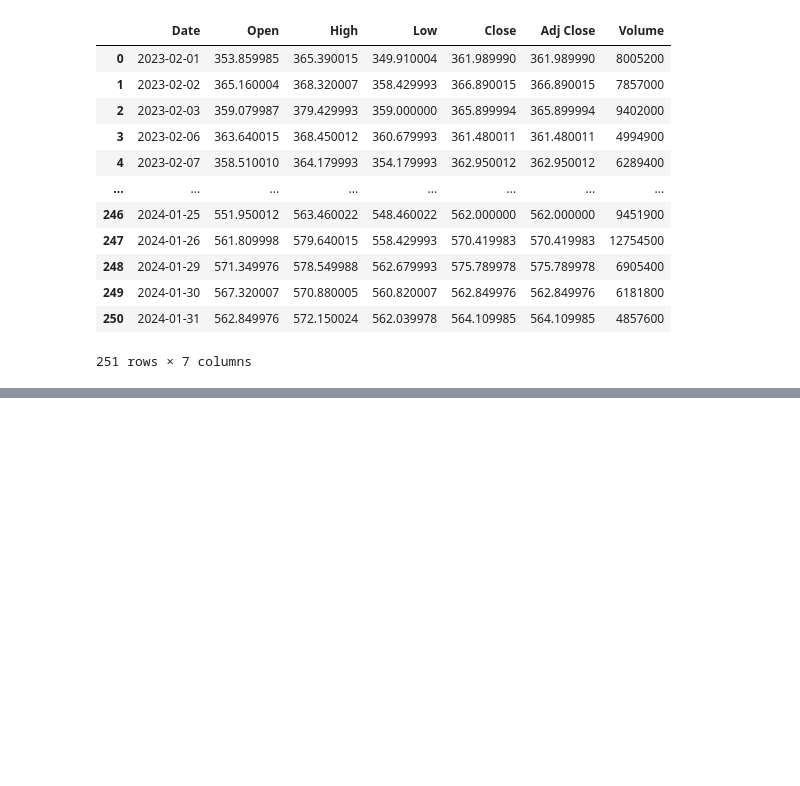
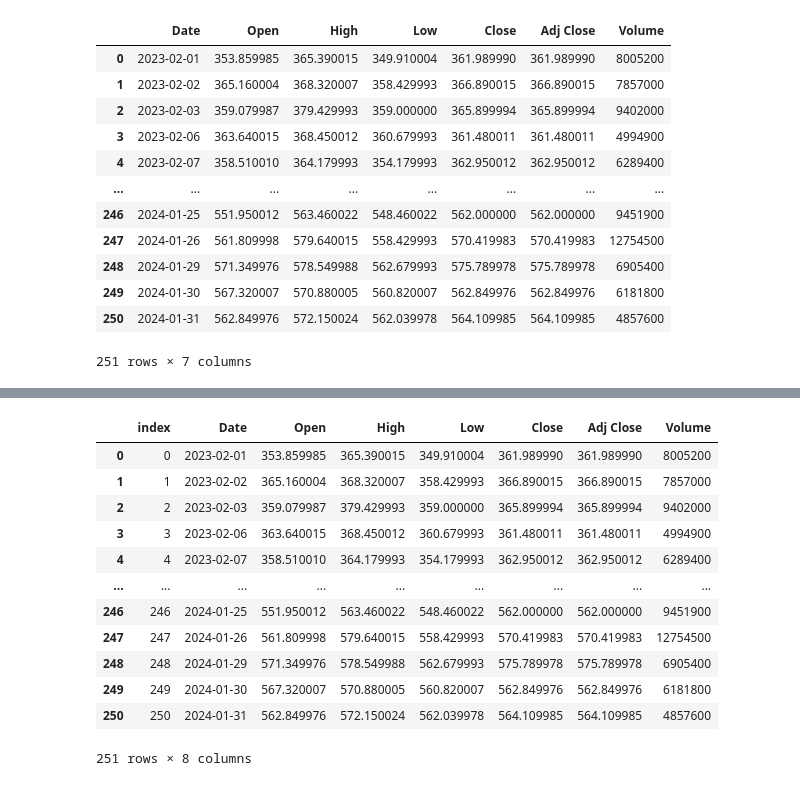
Before and after one commit to Tarasgr7/machine-learning, a Jupyter notebook: pandas/pandas_Dataframe_1.ipynb, the cells around one changed output, grey strips where cells are left out. Saved outputs shown, nothing was run; the diff lists cells and outputs as text; code cells hidden in the pictures; blank space fills up the shorter version.

Commit message:
changes made to the file pandas_Dataframe_1

```diff
--- a/pandas/pandas_Dataframe_1.ipynb
+++ b/pandas/pandas_Dataframe_1.ipynb
@@ -78,0 +151,2 @@ df
+# %%
+df.set_index('Volume')
@@ -78,0 +168,16 @@ df
+# %%
+df.reset_index()
+# %% [output]
+|  | index | Date | Open | High | Low | Close | Adj Close | Volume |
+| 0 | 0 | 2023-02-01 | 353.859985 | 365.390015 | 349.910004 | 361.989990 | 361.989990 | 8005200 |
+| 1 | 1 | 2023-02-02 | 365.160004 | 368.320007 | 358.429993 | 366.890015 | 366.890015 | 7857000 |
+| 2 | 2 | 2023-02-03 | 359.079987 | 379.429993 | 359.000000 | 365.899994 | 365.899994 | 9402000 |
+| 3 | 3 | 2023-02-06 | 363.640015 | 368.450012 | 360.679993 | 361.480011 | 361.480011 | 4994900 |
+| 4 | 4 | 2023-02-07 | 358.510010 | 364.179993 | 354.179993 | 362.950012 | 362.950012 | 6289400 |
+| ... | ... | ... | ... | ... | ... | ... | ... | ... |
+| 246 | 246 | 2024-01-25 | 551.950012 | 563.460022 | 548.460022 | 562.000000 | 562.000000 | 9451900 |
+| 247 | 247 | 2024-01-26 | 561.809998 | 579.640015 | 558.429993 | 570.419983 | 570.419983 | 12754500 |
+| 248 | 248 | 2024-01-29 | 571.349976 | 578.549988 | 562.679993 | 575.789978 | 575.789978 | 6905400 |
+| 249 | 249 | 2024-01-30 | 567.320007 | 570.880005 | 560.820007 | 562.849976 | 562.849976 | 6181800 |
+| 250 | 250 | 2024-01-31 | 562.849976 | 572.150024 | 562.039978 | 564.109985 | 564.109985 | 4857600 |
+251 rows × 8 columns
```
Also changed, not shown: parts of 16 cells of this notebook, 1 other file.
